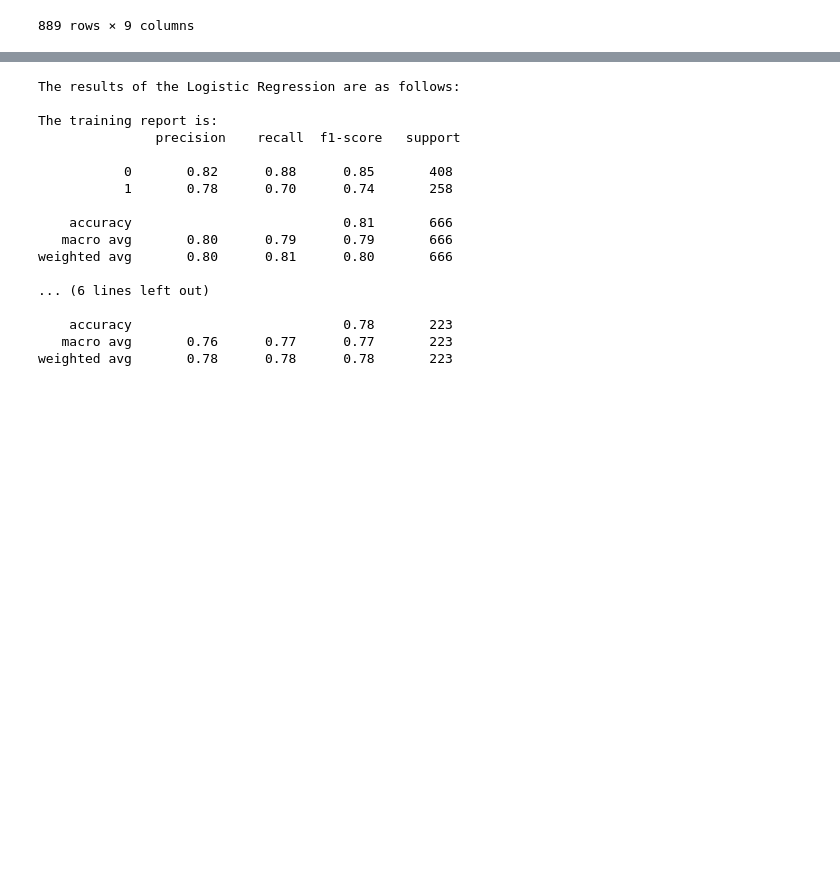
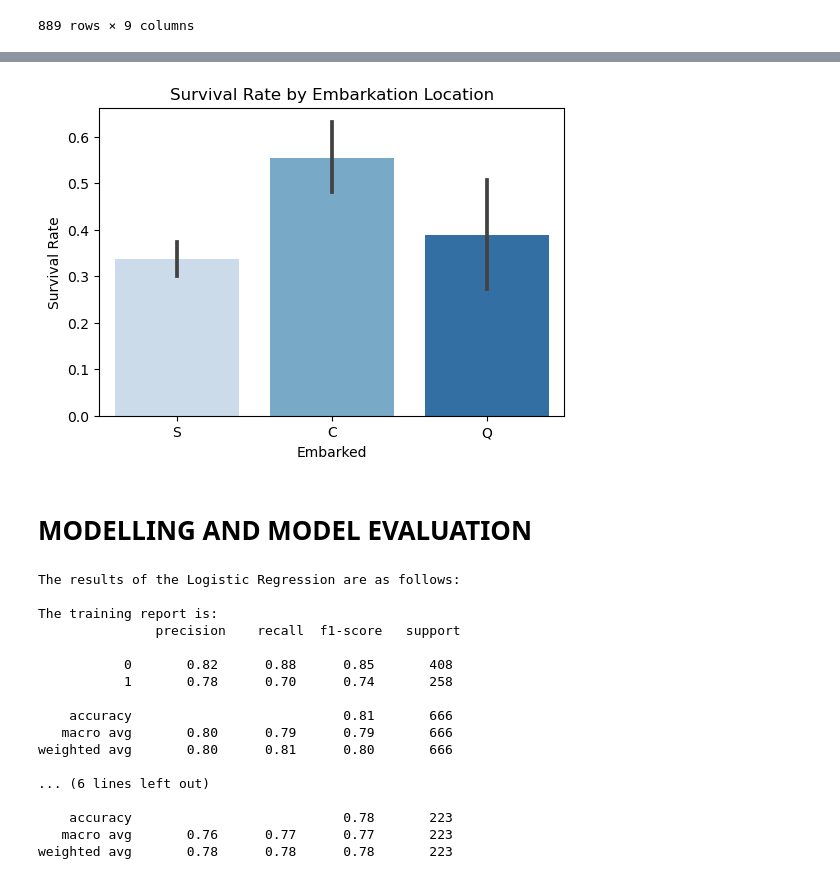
Before and after one commit to Ogam-Alvin/CODSOFT, a Jupyter notebook: Task1/task1.ipynb, the cells around one changed output, grey strips where cells are left out. Saved outputs shown, nothing was run; the diff lists cells and outputs as text; code cells hidden in the pictures; blank space fills up the shorter version.

```diff
--- a/Task1/task1.ipynb
+++ b/Task1/task1.ipynb
@@ -128 +161,13 @@ data
+# %%
+#Barplot of 'Embarked' by 'Survived'
+plt.figure(figsize=(6, 4))
+sns.barplot(x='Embarked', y='Survived', data=data, palette='Blues')
+plt.title('Survival Rate by Embarkation Location')
+plt.xlabel('Embarked')
+plt.ylabel('Survival Rate')
+plt.show()
+# %% [output]
+[figure, added]
+# %% [markdown]
+# MODELLING AND MODEL EVALUATION
 # %%
```
Also changed, not shown: parts of 9 cells of this notebook, 2 other files.
